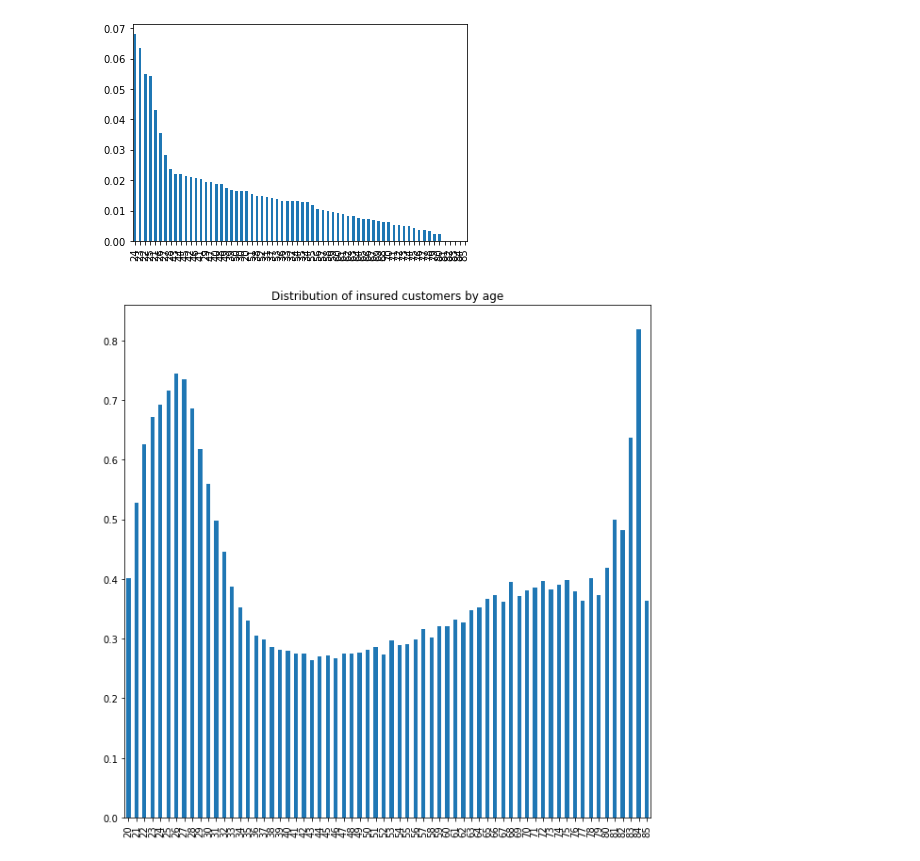
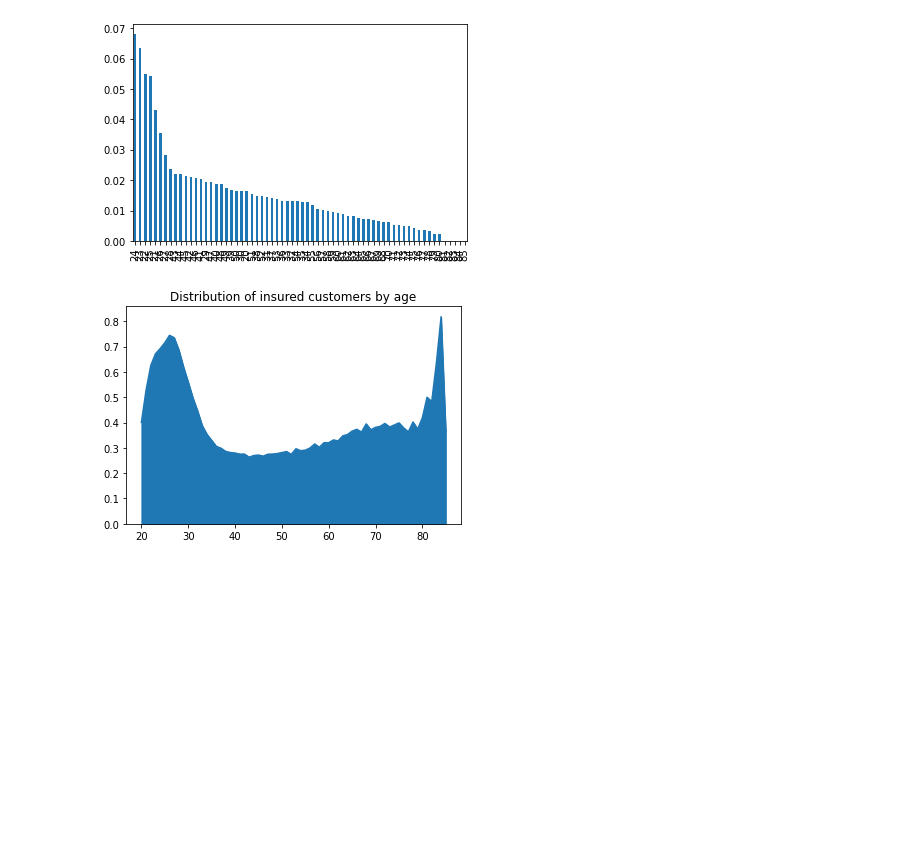
Before and after one commit to asyntychaki/Health-Insurance-Cross-Sell, a Jupyter notebook: 1-Age-Insurance.ipynb, the cells around one changed output. Drawn from its saved outputs; the diff is of its cells as text; code cells hidden in the pictures; blank space fills up the shorter version.

```diff
--- a/1-Age-Insurance.ipynb
+++ b/1-Age-Insurance.ipynb
@@ -43,9 +43,9 @@ df_ins = df[df['Previously_Insured']==1]
 df_pos = df[df['Response']==1]
 # %%
 # How are the already insured customers distributed by age? (normalized distribution)
-(df_ins['Age'].value_counts()/df['Age'].value_counts()).plot(kind="bar",figsize=[10,10]);
+(df_ins['Age'].value_counts()/df['Age'].value_counts()).plot(kind="area");
 plt.title("Distribution of insured customers by age");
 # %% [output]
-[figure, old version]
+[figure, new version]
 # %%
 # How are the customers interested in a vehicle insurance distributed by age? (normalized distribution)
```
Also changed, not shown: parts of 3 cells of this notebook, 4 other files.
